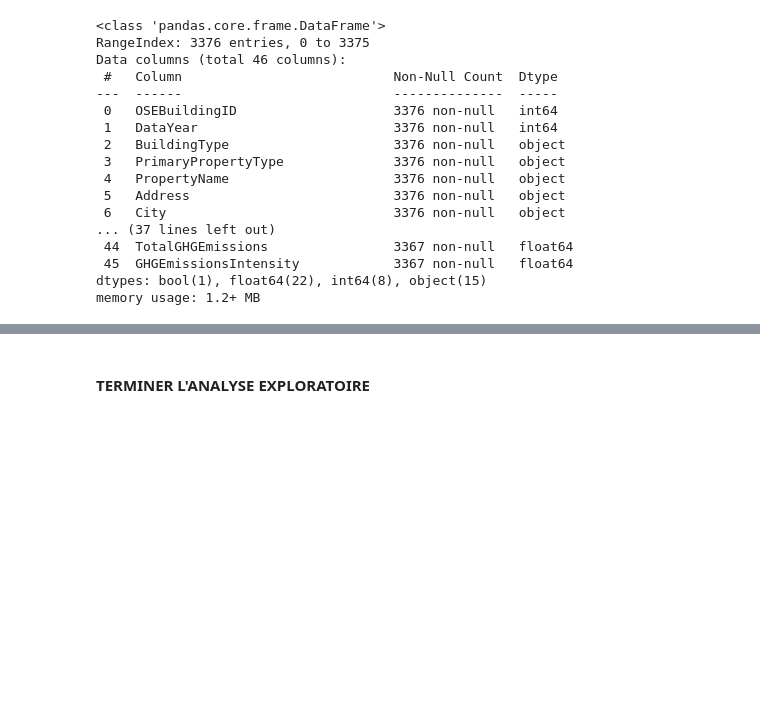
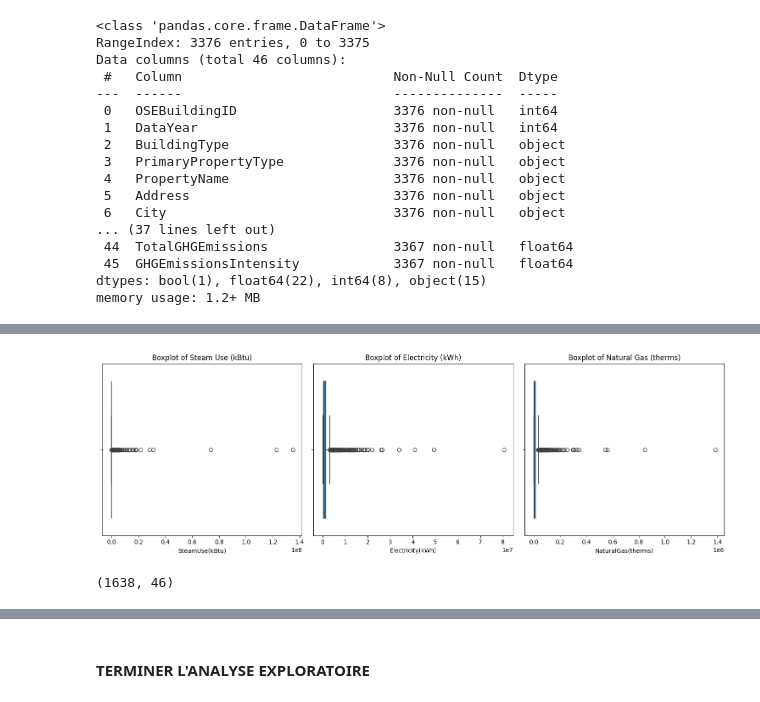
Before and after one commit to Tarek-D/P6, a Jupyter notebook: notebooks/modelistation_supervisee.ipynb, the cells around one changed output, grey strips where cells are left out. Drawn from its saved outputs; the diff is of its cells as text; code cells hidden in the pictures; blank space fills up the shorter version.

```diff
--- a/notebooks/modelistation_supervisee.ipynb
+++ b/notebooks/modelistation_supervisee.ipynb
@@ -44,0 +158,16 @@ memory usage: 1.2+ MB
+# %%
+# On boxplot SteamUse(kBtu), Electricity(kWh), NaturalGas(therms)
+plt.figure(figsize=(15,5))
+plt.subplot(1,3,1)
+sns.boxplot(x='SteamUse(kBtu)', data=building_consumption)
+plt.title('Boxplot of Steam Use (kBtu)')
+plt.subplot(1,3,2)
+sns.boxplot(x='Electricity(kWh)', data=building_consumption)
+plt.title('Boxplot of Electricity (kWh)')
+plt.subplot(1,3,3)
+sns.boxplot(x='NaturalGas(therms)', data=building_consumption)
+plt.title('Boxplot of Natural Gas (therms)')
+plt.tight_layout()
+plt.show()
+# %% [output]
+[figure, added]
@@ -44,0 +178,4 @@ memory usage: 1.2+ MB
+# %%
+building_consumption.shape
+# %% [output]
+(1638, 46)
```
Also changed, not shown: parts of 17 cells of this notebook.
